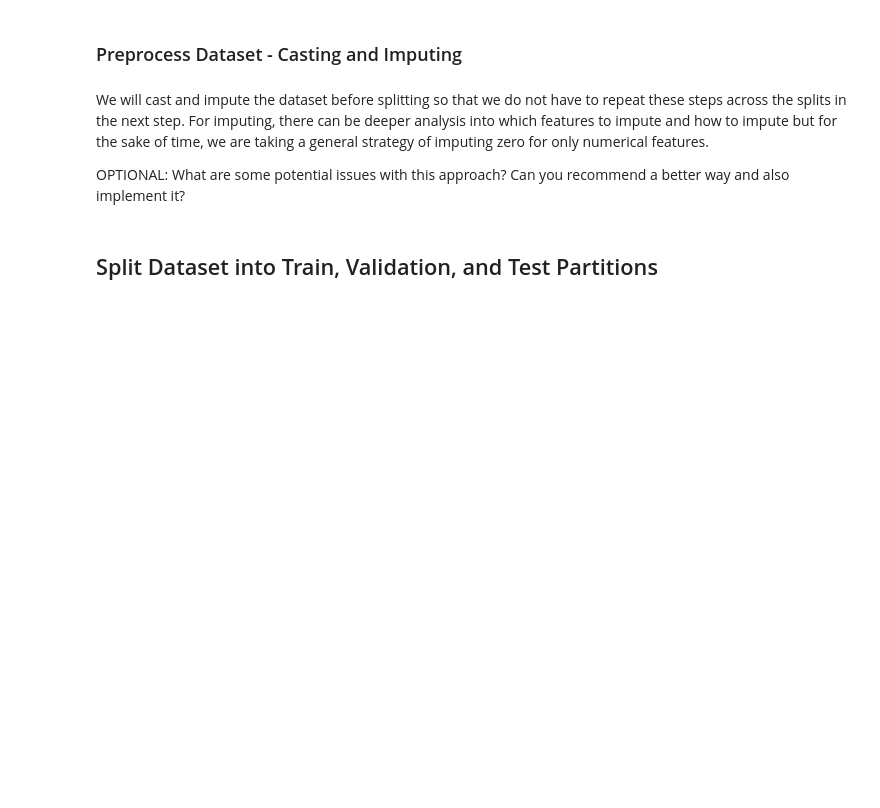
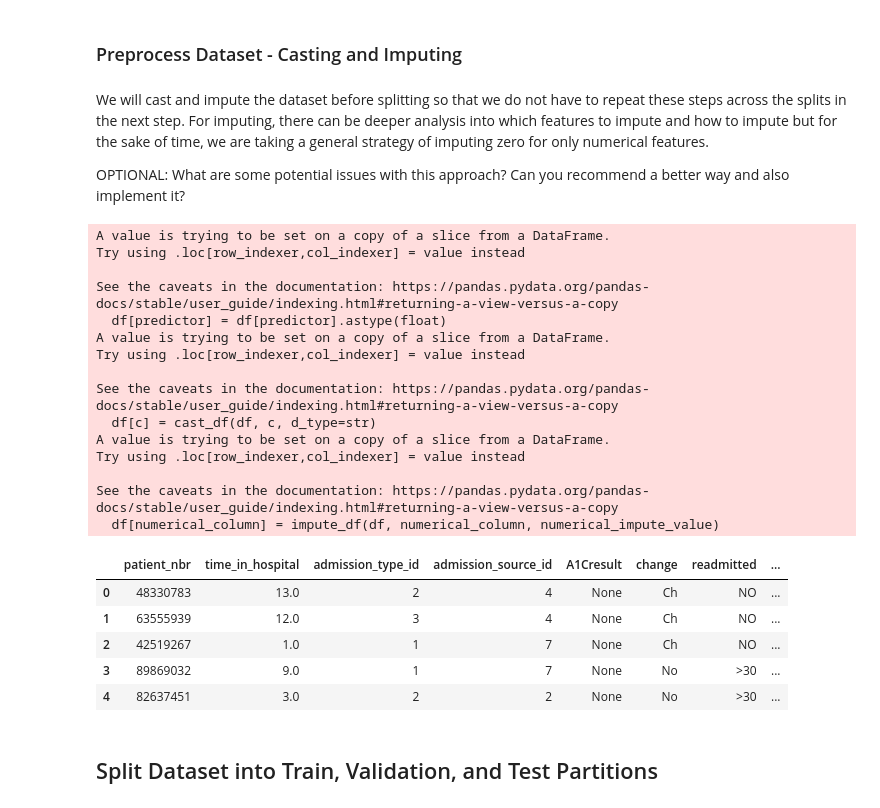
Before and after one commit to nathan-standafer/cd0372-Applying-AI-to-EHR-Data, a Jupyter notebook: project/starter_code/student_project.ipynb, the cells around one changed output. Drawn from its saved outputs; the diff is of its cells as text; code cells hidden in the pictures; blank space fills up the shorter version.

```diff
--- a/project/starter_code/student_project.ipynb
+++ b/project/starter_code/student_project.ipynb
@@ -389,6 +402,30 @@ OPTIONAL: What are some potential issues with this approach? Can you recommend a
 # %%
 processed_df = preprocess_df(selected_features_df, student_categorical_col_list,
         student_numerical_col_list, PREDICTOR_FIELD, categorical_impute_value='nan', numerical_impute_value=0)
+
+processed_df.head()
+# %% [output]
+A value is trying to be set on a copy of a slice from a DataFrame.
+Try using .loc[row_indexer,col_indexer] = value instead
+
+See the caveats in the documentation: https://pandas.pydata.org/pandas-docs/stable/user_guide/indexing.html#returning-a-view-versus-a-copy
+  df[predictor] = df[predictor].astype(float)
+A value is trying to be set on a copy of a slice from a DataFrame.
+Try using .loc[row_indexer,col_indexer] = value instead
+
+See the caveats in the documentation: https://pandas.pydata.org/pandas-docs/stable/user_guide/indexing.html#returning-a-view-versus-a-copy
+  df[c] = cast_df(df, c, d_type=str)
+A value is trying to be set on a copy of a slice from a DataFrame.
+Try using .loc[row_indexer,col_indexer] = value instead
+
+See the caveats in the documentation: https://pandas.pydata.org/pandas-docs/stable/user_guide/indexing.html#returning-a-view-versus-a-copy
+  df[numerical_column] = impute_df(df, numerical_column, numerical_impute_value)
+|  | patient_nbr | time_in_hospital | admission_type_id | admission_source_id | A1Cresult | change | readmitted | ... |
+| 0 | 48330783 | 13.0 | 2 | 4 | None | Ch | NO | ... |
+| 1 | 63555939 | 12.0 | 3 | 4 | None | Ch | NO | ... |
+| 2 | 42519267 | 1.0 | 1 | 7 | None | Ch | NO | ... |
+| 3 | 89869032 | 9.0 | 1 | 7 | None | No | >30 | ... |
+| 4 | 82637451 | 3.0 | 2 | 2 | None | No | >30 | ... |
 # %% [markdown]
 ## Split Dataset into Train, Validation, and Test Partitions
 # %% [markdown]
```
Also changed, not shown: parts of 21 cells of this notebook, 1 other file.
